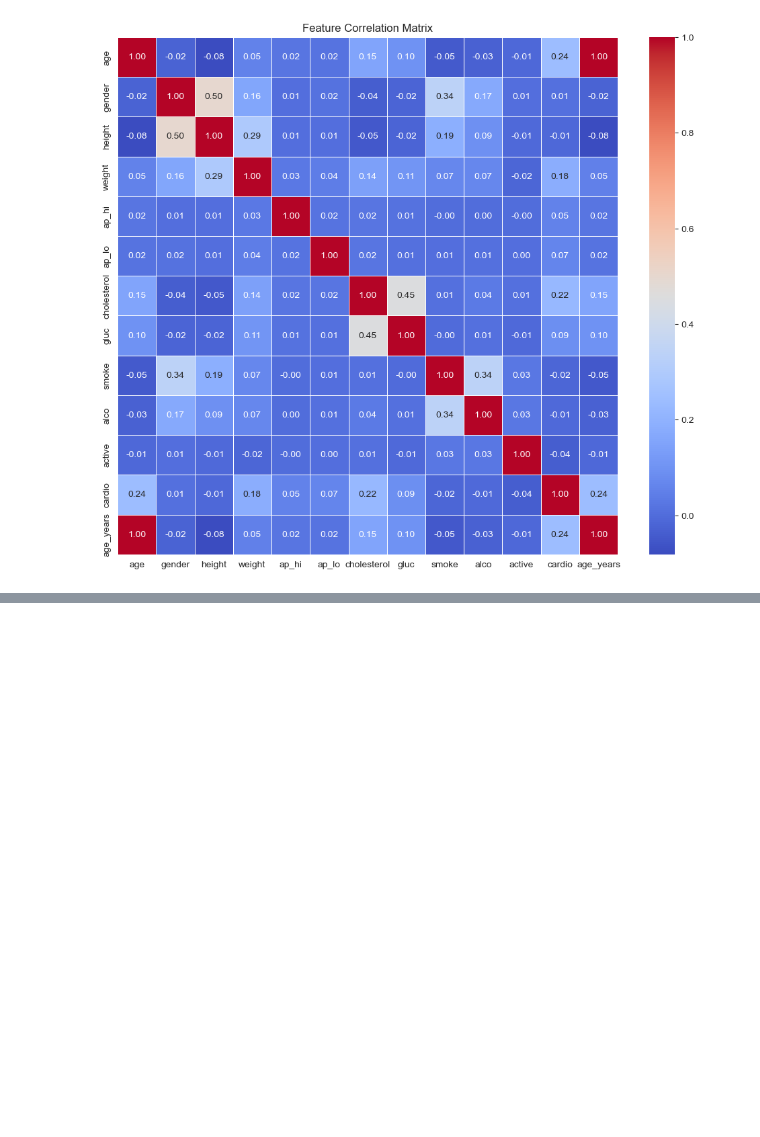
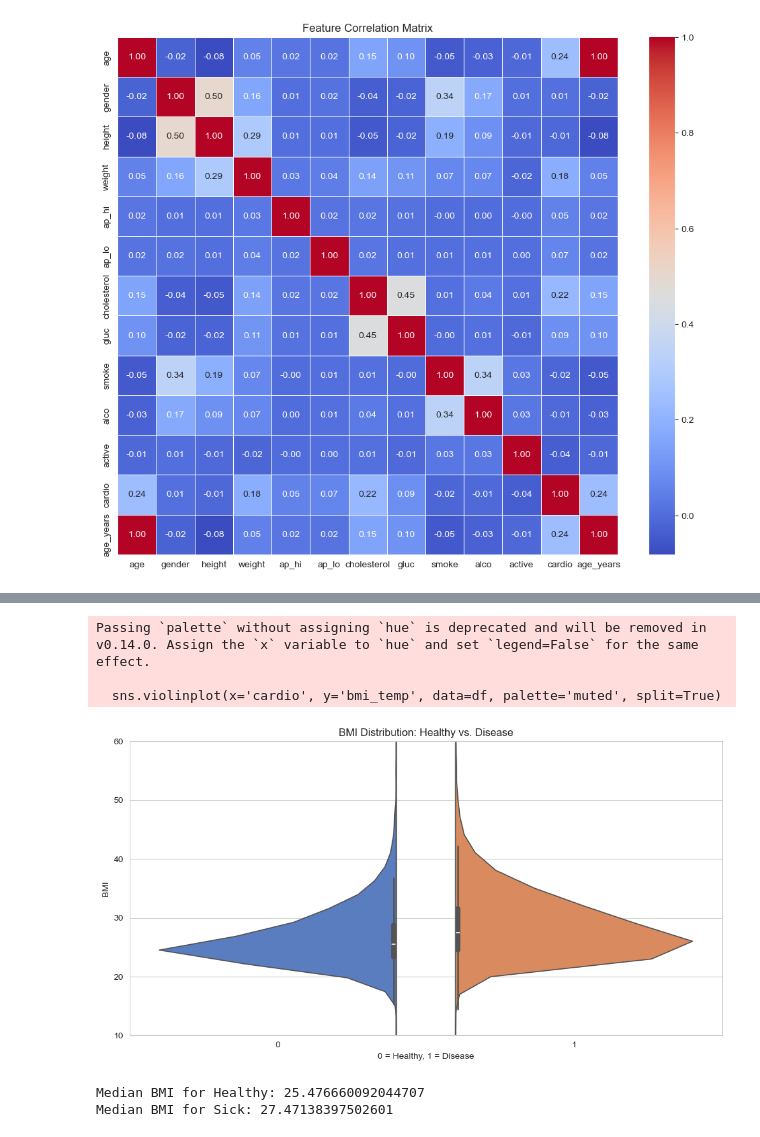
Before and after one commit to Yash-Kakadiya/cardio-sense, a Jupyter notebook: notebooks/01_exploration.ipynb, the cells around one changed output, grey strips where cells are left out. Drawn from its saved outputs; the diff is of its cells as text; code cells hidden in the pictures; blank space fills up the shorter version.

```diff
--- a/notebooks/01_exploration.ipynb
+++ b/notebooks/01_exploration.ipynb
@@ -263,0 +316,23 @@ plt.show()
+# %%
+# Calculate BMI
+# Height is in cm, so divide by 100 to get meters
+df['bmi_temp'] = df['weight'] / ((df['height'] / 100) ** 2)
+
+plt.figure(figsize=(12, 6))
+sns.violinplot(x='cardio', y='bmi_temp', data=df, palette='muted', split=True)
+plt.title('BMI Distribution: Healthy vs. Disease')
+plt.ylabel('BMI')
+plt.xlabel('0 = Healthy, 1 = Disease')
+# Limit Y-axis to ignore extreme outliers for the plot readability
+plt.ylim(10, 60)
+plt.show()
+
+print("Median BMI for Healthy:", df[df['cardio']==0]['bmi_temp'].median())
+print("Median BMI for Sick:", df[df['cardio']==1]['bmi_temp'].median())
+# %% [output]
+Passing `palette` without assigning `hue` is deprecated and will be removed in v0.14.0. Assign the `x` variable to `hue` and set `legend=False` for the same effect.
+
+  sns.violinplot(x='cardio', y='bmi_temp', data=df, palette='muted', split=True)
+[figure, added]
+Median BMI for Healthy: 25.476660092044707
+Median BMI for Sick: 27.47138397502601
```
Also changed, not shown: parts of 22 cells of this notebook.
